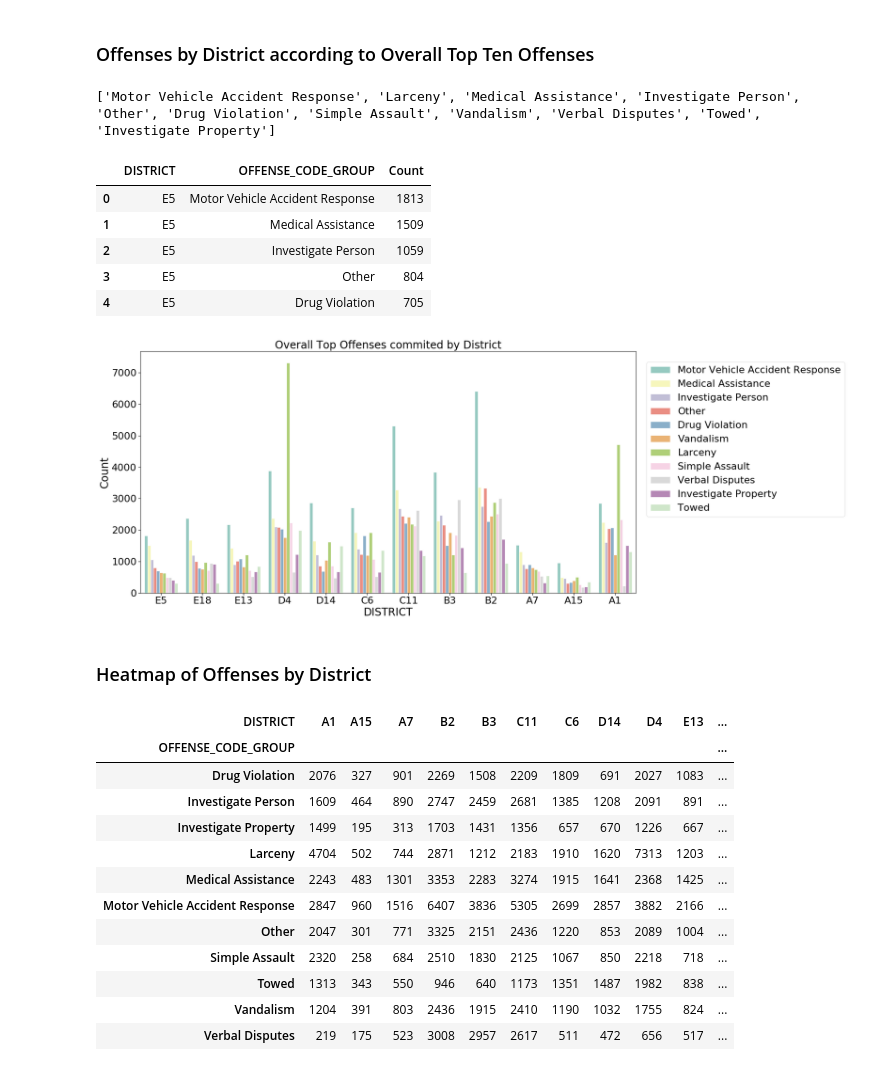
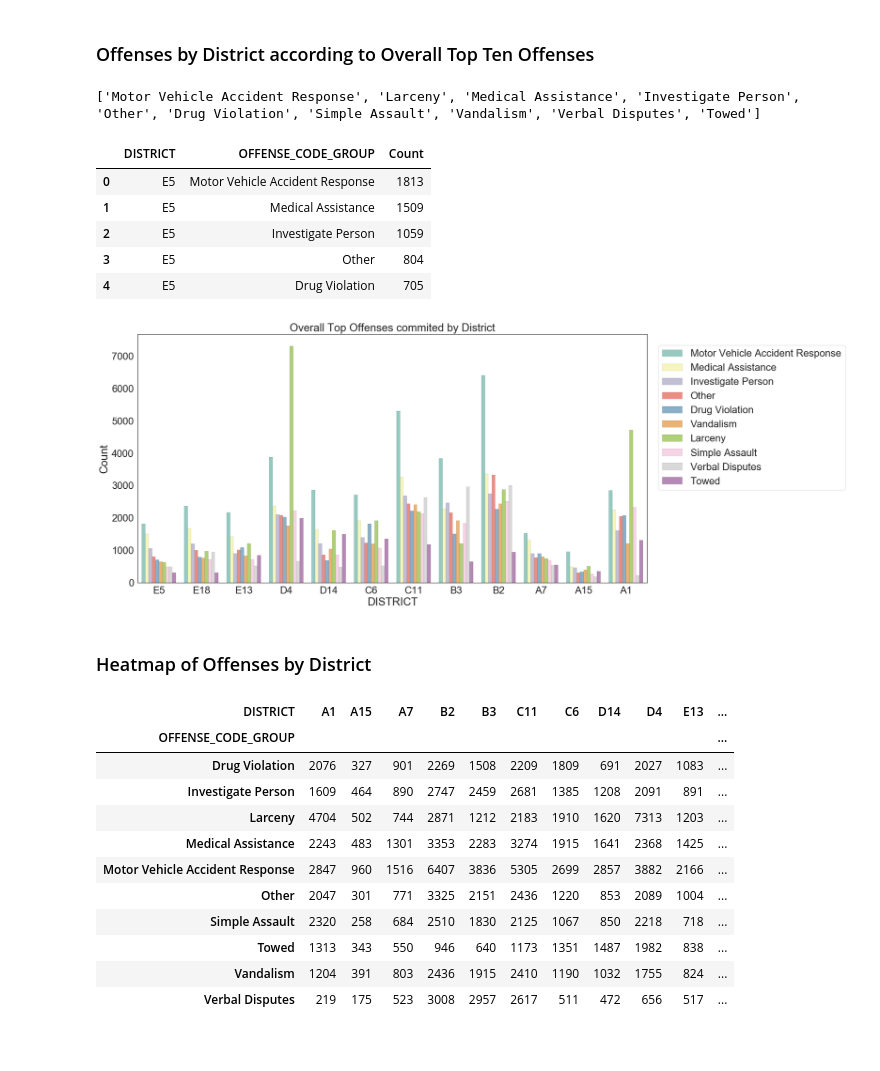
Before and after one commit to SpacePatroller/Boston_Crime_Data, a Jupyter notebook: Crime Data EDA.ipynb, the cells around one changed output. Cells and saved outputs as stored; diff of their text form; code cells hidden in the pictures.

```diff
--- a/Crime Data EDA.ipynb
+++ b/Crime Data EDA.ipynb
@@ -174,7 +174,7 @@ offenseByDistrict.head()
 ### Offenses by District according to Overall Top Ten Offenses
 # %%
 # grab list of top ten offense from offenseCounts table
-topTenOffensesList = (offenseCounts['Offense'].loc[:10]).tolist()
+topTenOffensesList = (offenseCounts['Offense'].loc[:9]).tolist()
 print(topTenOffensesList)
 
 # reset index of offenseByDistrict Table
@@ -184,7 +184,7 @@ offenseByDistrictPlot = pd.DataFrame(offenseByDistrictPlot[offenseByDistrictPlot
 
 offenseByDistrictPlot.head()
 # %% [output]
-['Motor Vehicle Accident Response', 'Larceny', 'Medical Assistance', 'Investigate Person', 'Other', 'Drug Violation', 'Simple Assault', 'Vandalism', 'Verbal Disputes', 'Towed', 'Investigate Property']
+['Motor Vehicle Accident Response', 'Larceny', 'Medical Assistance', 'Investigate Person', 'Other', 'Drug Violation', 'Simple Assault', 'Vandalism', 'Verbal Disputes', 'Towed']
 |  | DISTRICT | OFFENSE_CODE_GROUP | Count |
 | 0 | E5 | Motor Vehicle Accident Response | 1813 |
 | 1 | E5 | Medical Assistance | 1509 |
@@ -193,18 +193,19 @@ offenseByDistrictPlot.head()
 | 4 | E5 | Drug Violation | 705 |
 # %%
 sns.set_context('paper',font_scale=2.5)
+sns.set_style('white')
 figure = plt.figure(figsize=(20,10))
 
 sns.barplot(x=offenseByDistrictPlot['DISTRICT'],y=offenseByDistrictPlot['Count'],
-            hue=offenseByDistrictPlot['OFFENSE_CODE_GROUP'],palette='Set3',edgecolor='white')
+            hue=offenseByDistrictPlot['OFFENSE_CODE_GROUP'],edgecolor='black',linewidth=.1,palette='Set3')
 plt.legend(bbox_to_anchor=(1,1), loc='best', borderaxespad=1.1)
 plt.title('Overall Top Offenses commited by District')
 # plt.ylabel('Count',{'fontsize':22})
 # plt.xlabel('District',{'fontsize':22})
 
 plt.savefig('images/offensesByDistrict.png',bbox_inches = 'tight')
 # %% [output]
-[figure, old version]
+[figure, new version]
 # %% [markdown]
 ### Heatmap of Offenses by District
 # %%
@@ -215,7 +216,6 @@ offenseHeatDf
 | OFFENSE_CODE_GROUP |  |  |  |  |  |  |  |  |  |  | ... |
 | Drug Violation | 2076 | 327 | 901 | 2269 | 1508 | 2209 | 1809 | 691 | 2027 | 1083 | ... |
 | Investigate Person | 1609 | 464 | 890 | 2747 | 2459 | 2681 | 1385 | 1208 | 2091 | 891 | ... |
-| Investigate Property | 1499 | 195 | 313 | 1703 | 1431 | 1356 | 657 | 670 | 1226 | 667 | ... |
 | Larceny | 4704 | 502 | 744 | 2871 | 1212 | 2183 | 1910 | 1620 | 7313 | 1203 | ... |
 | Medical Assistance | 2243 | 483 | 1301 | 3353 | 2283 | 3274 | 1915 | 1641 | 2368 | 1425 | ... |
 | Motor Vehicle Accident Response | 2847 | 960 | 1516 | 6407 | 3836 | 5305 | 2699 | 2857 | 3882 | 2166 | ... |
```
Also changed, not shown: parts of 17 cells of this notebook, 9 other files.
